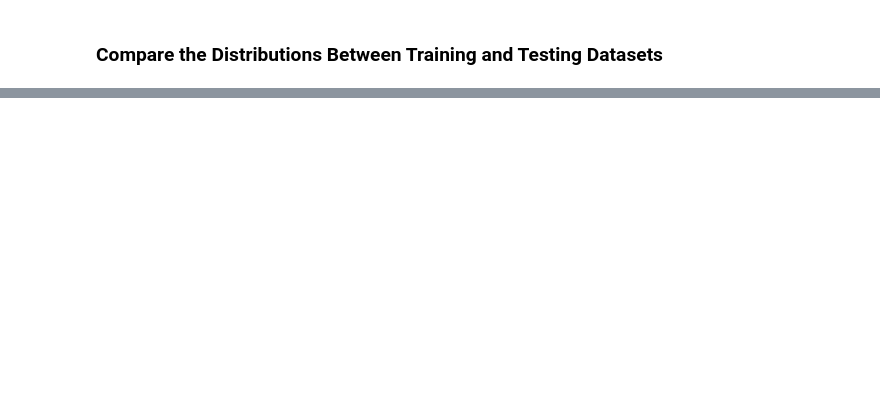
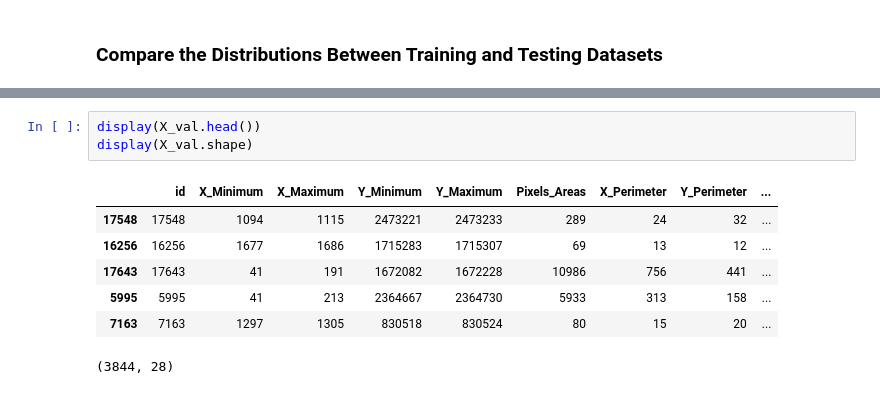
Before and after one commit to JoseAlfaro12/PlaygroundS3, a Jupyter notebook: Scripts/1. EDA.ipynb, the cells around one changed output, grey strips where cells are left out. Saved outputs shown, nothing was run; the diff lists cells and outputs as text; blank space fills up the shorter version.

```diff
--- a/Scripts/1. EDA.ipynb
+++ b/Scripts/1. EDA.ipynb
@@ -142,0 +210,11 @@ for column in numeric_columns:
+# %%
+display(X_val.head())
+display(X_val.shape)
+# %% [output]
+|  | id | X_Minimum | X_Maximum | Y_Minimum | Y_Maximum | Pixels_Areas | X_Perimeter | Y_Perimeter | ... |
+| 17548 | 17548 | 1094 | 1115 | 2473221 | 2473233 | 289 | 24 | 32 | ... |
+| 16256 | 16256 | 1677 | 1686 | 1715283 | 1715307 | 69 | 13 | 12 | ... |
+| 17643 | 17643 | 41 | 191 | 1672082 | 1672228 | 10986 | 756 | 441 | ... |
+| 5995 | 5995 | 41 | 213 | 2364667 | 2364730 | 5933 | 313 | 158 | ... |
+| 7163 | 7163 | 1297 | 1305 | 830518 | 830524 | 80 | 15 | 20 | ... |
+(3844, 28)
```
Also changed, not shown: parts of 13 cells of this notebook.
